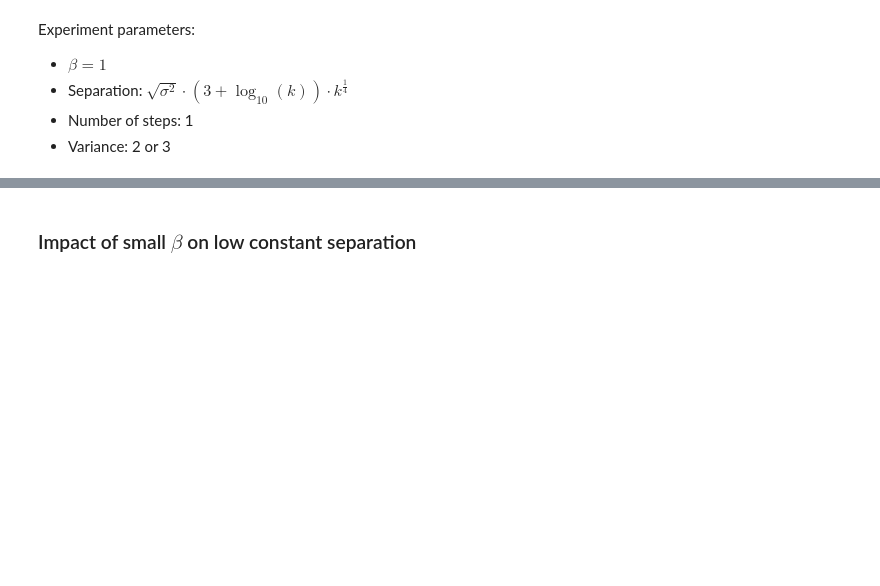
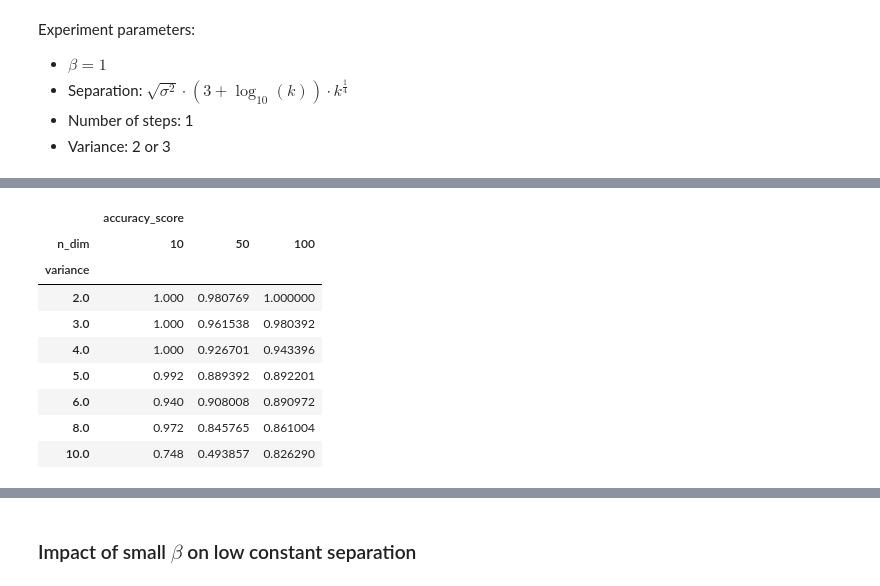
Before and after one commit to sheikhomar/mixture-learning, a Jupyter notebook: notebooks/03-initial-results.ipynb, the cells around one changed output, grey strips where cells are left out. Cells and saved outputs as stored; diff of their text form; code cells hidden in the pictures; blank space fills up the shorter version.

```diff
--- a/notebooks/03-initial-results.ipynb
+++ b/notebooks/03-initial-results.ipynb
@@ -440,0 +509,17 @@ df_grouped.pivot(index=["variance"], columns=["n_dim"], values=["accuracy_score"
+# %%
+f_no_bias_single_step_var_08 = df_data.experiment_name == "no_bias_single_step_var_08"
+df_ff = df_data[f_no_bias_single_step_var_08].copy()
+
+df_grouped = df_ff.groupby(["n_dim", "variance", "min_distance"])[["accuracy_score"]].mean().reset_index()
+df_grouped.pivot(index=["variance"], columns=["n_dim"], values=["accuracy_score"])
+# %% [output]
+|  | accuracy_score |  |  |
+| n_dim | 10 | 50 | 100 |
+| variance |  |  |  |
+| 2.0 | 1.000 | 0.980769 | 1.000000 |
+| 3.0 | 1.000 | 0.961538 | 0.980392 |
+| 4.0 | 1.000 | 0.926701 | 0.943396 |
+| 5.0 | 0.992 | 0.889392 | 0.892201 |
+| 6.0 | 0.940 | 0.908008 | 0.890972 |
+| 8.0 | 0.972 | 0.845765 | 0.861004 |
+| 10.0 | 0.748 | 0.493857 | 0.826290 |
```
Also changed, not shown: parts of 27 cells of this notebook.
